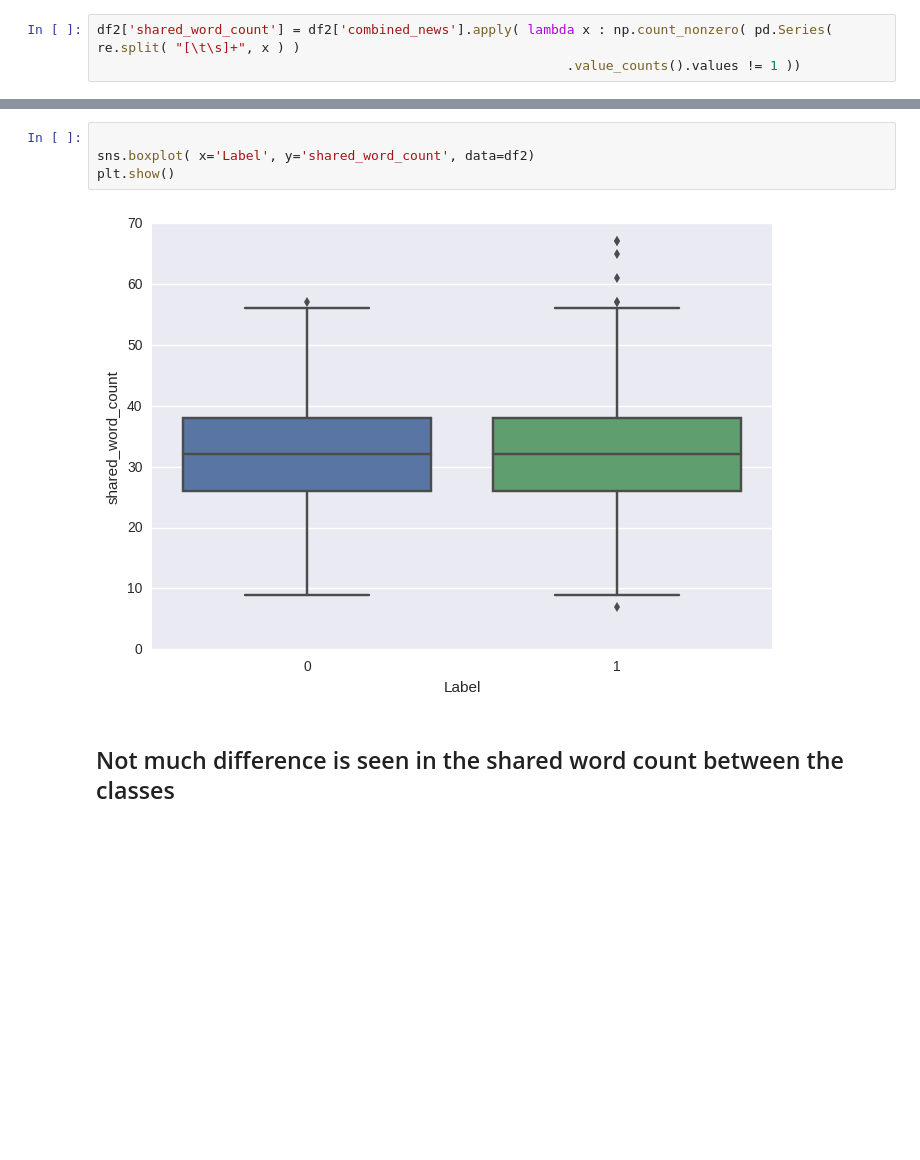
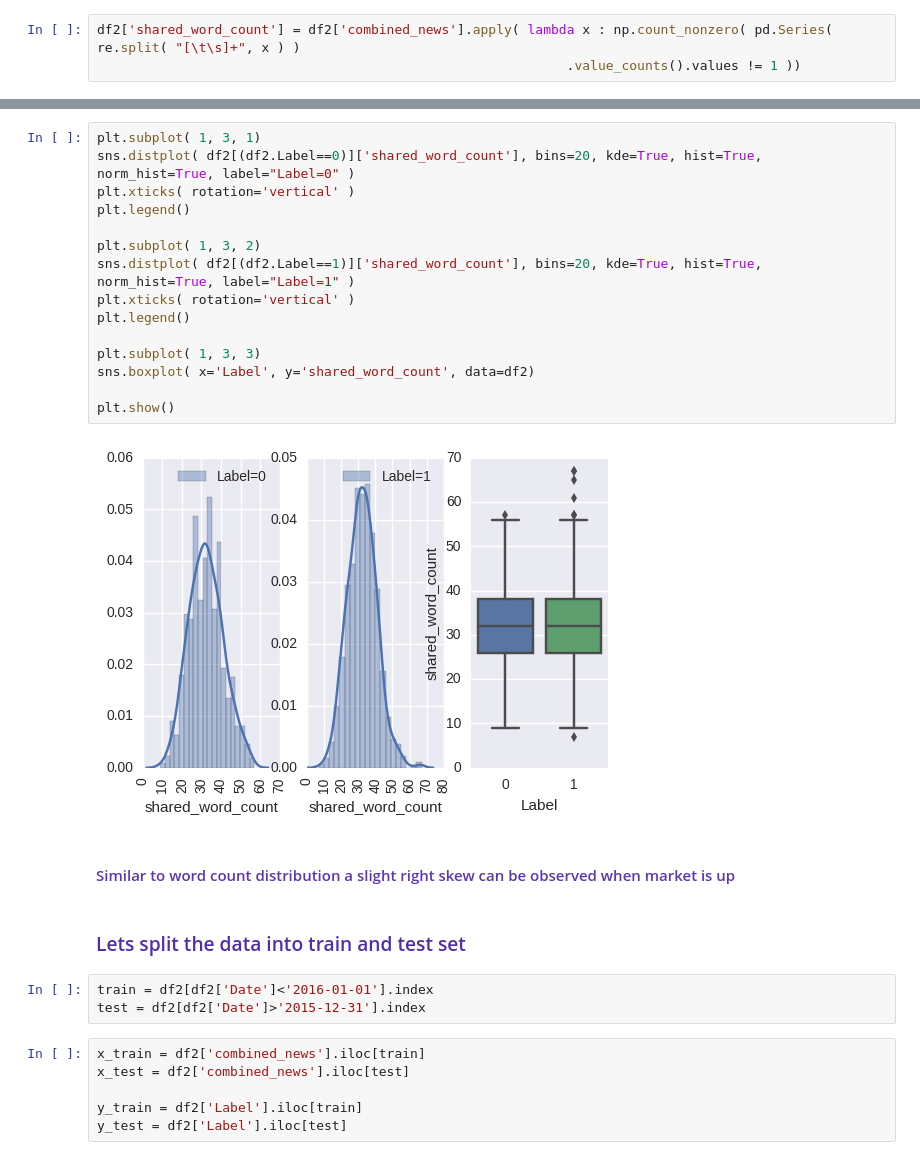
Before and after one commit to birjoossh/NewsToMarket, a Jupyter notebook: code/NewsToMarket.ipynb, the cells around one changed output, grey strips where cells are left out. Cells and saved outputs as stored; diff of their text form; blank space fills up the shorter version.

```diff
--- a/code/NewsToMarket.ipynb
+++ b/code/NewsToMarket.ipynb
@@ -154,8 +126,30 @@ plt.show()
-# %%
-
-sns.boxplot( x='Label', y='shared_word_count', data=df2)
-plt.show()
-# %% [output]
-[figure, removed]
-# %% [markdown]
-## Not much difference is seen in the shared word count between the classes
+# %%
+plt.subplot( 1, 3, 1)
+sns.distplot( df2[(df2.Label==0)]['shared_word_count'], bins=20, kde=True, hist=True, norm_hist=True, label="Label=0" )
+plt.xticks( rotation='vertical' )
+plt.legend()
+
+plt.subplot( 1, 3, 2)
+sns.distplot( df2[(df2.Label==1)]['shared_word_count'], bins=20, kde=True, hist=True, norm_hist=True, label="Label=1" )
+plt.xticks( rotation='vertical' )
+plt.legend()
+
+plt.subplot( 1, 3, 3)
+sns.boxplot( x='Label', y='shared_word_count', data=df2)
+
+plt.show()
+# %% [output]
+[figure, added]
+# %% [markdown]
+#### <span style="font-family:lucida;color:#5e35b1">Similar to word count distribution a slight right skew can be observed when market is up</span>
+# %% [markdown]
+### <span style="font-family:lucida;color:#512da8">Lets split the data into train and test set</span>
+# %%
+train = df2[df2['Date']<'2016-01-01'].index
+test = df2[df2['Date']>'2015-12-31'].index
+# %%
+x_train = df2['combined_news'].iloc[train]
+x_test = df2['combined_news'].iloc[test]
+
+y_train = df2['Label'].iloc[train]
+y_test = df2['Label'].iloc[test]
```
Also changed, not shown: parts of 126 cells of this notebook, 1 other file.
